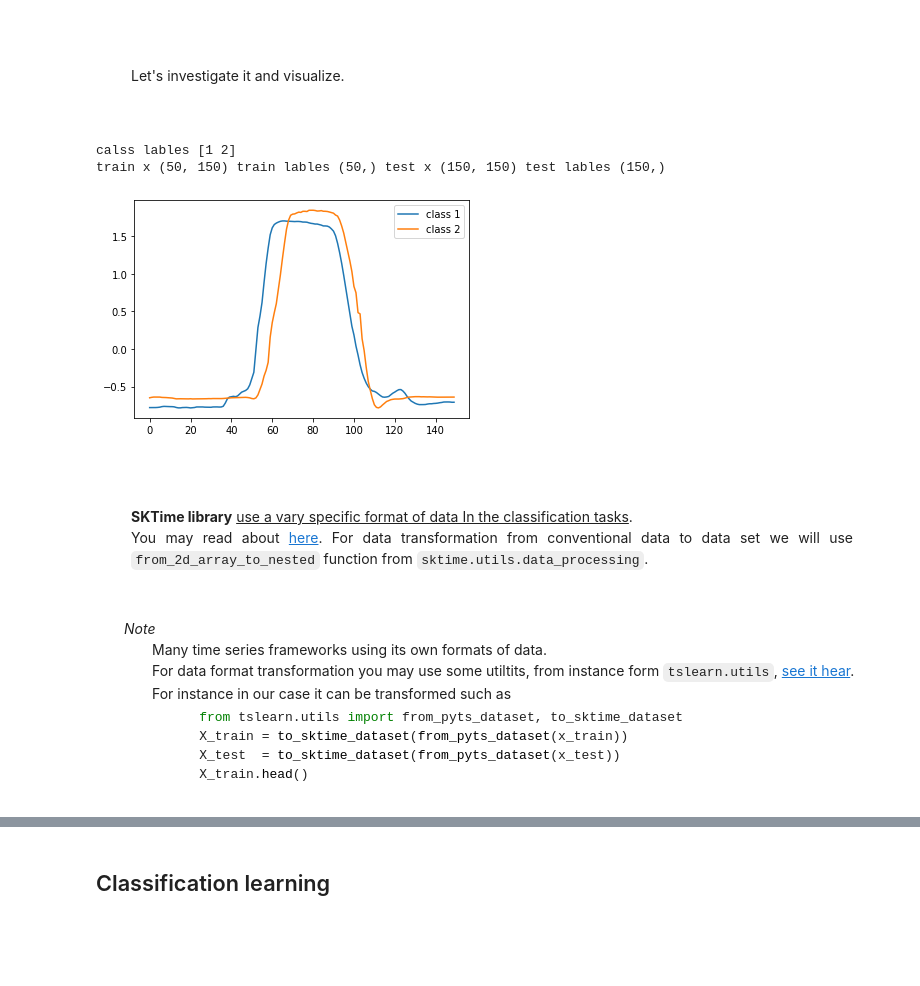
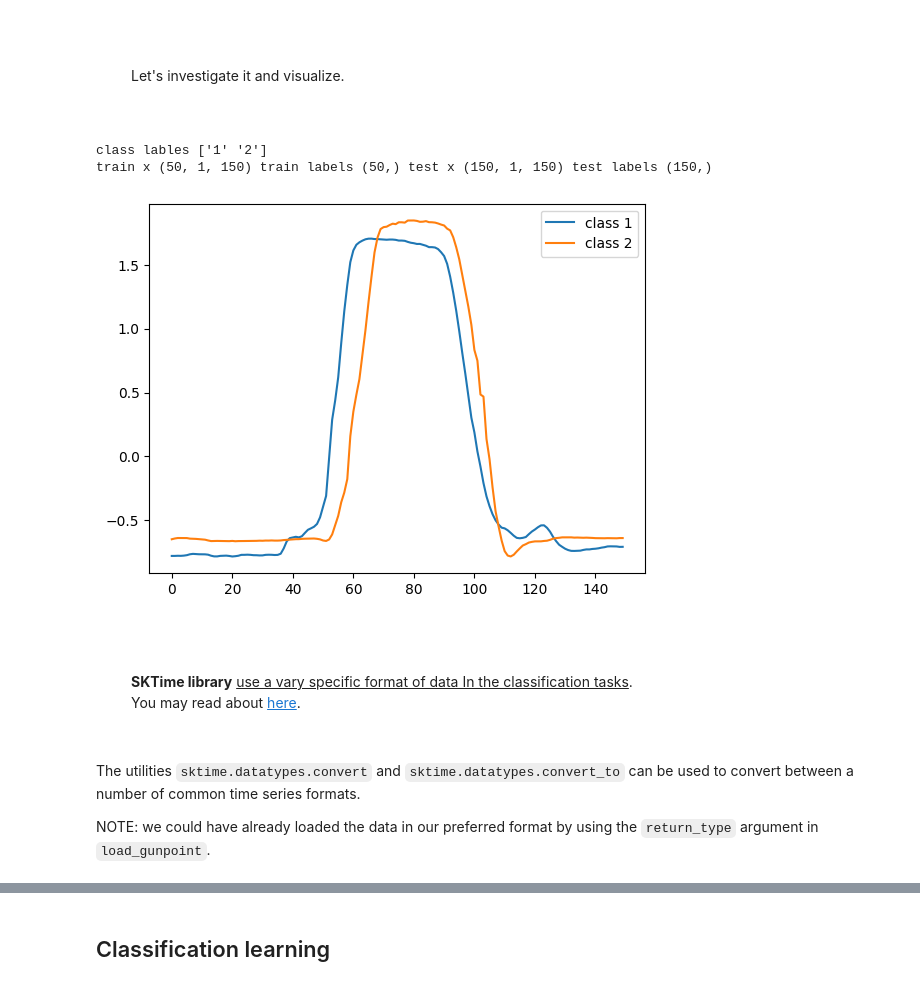
Before and after one commit to MVRonkin/Time-Series-Analysis-Lectures-and-Workshops, a Jupyter notebook: workshops_notebook/WS_6.ipynb, the cells around one changed output, grey strips where cells are left out. Saved outputs shown, nothing was run; the diff lists cells and outputs as text; code cells hidden in the pictures; blank space fills up the shorter version.

````diff
--- a/workshops_notebook/WS_6.ipynb
+++ b/workshops_notebook/WS_6.ipynb
@@ -99,42 +74,35 @@ The two classes are:<ul>
 <li>Point: the actors have their gun by their sides. They point with their index fingers to a target for approximately one second, and then return their hands to their sides. </ul>
 For both classes, it is tracked the centroid of the actor’s right hands in both X- and Y-axes, which appear to be highly correlated.
 # %%
-from pyts.datasets import load_gunpoint
+from sktime.datasets import load_gunpoint
 
-x_train,x_test, y_train, y_test  = load_gunpoint(return_X_y=True)
+x_train, y_train = load_gunpoint(split="TRAIN", return_X_y=True, return_type="numpy3D")
+x_test, y_test = load_gunpoint(split="TEST", return_X_y=True, return_type="numpy3D")
 # %% [markdown]
 <font size=4.5pt  face = 'georgia' style='Line-height :3'><div style='text-align: justify; padding:35px; margin-top:-35px; margin-bottom:-35px'>
     Let's investigate it and visualize.
 # %%
 classes = np.unique(np.concatenate((y_train, y_test), axis=0))
-print('calss lables',classes)
-print('train x',x_train.shape,'train lables', y_train.shape,'test x',x_test.shape,'test lables', y_test.shape)
+print('class lables',classes)
+print('train x', x_train.shape, 'train labels', y_train.shape,'test x', x_test.shape,'test labels', y_test.shape)
 
 plt.figure()
 for c in classes:
     c_x_train = x_train[y_train == c]
-    plt.plot(c_x_train[0], label="class " + str(c))
+    plt.plot(c_x_train[0, 0], label="class " + str(c))
 plt.legend(loc="best")
 plt.show()
 plt.close()
 # %% [output]
-calss lables [1 2]
-train x (50, 150) train lables (50,) test x (150, 150) test lables (150,)
+class lables ['1' '2']
+train x (50, 1, 150) train labels (50,) test x (150, 1, 150) test labels (150,)
-[figure, old version]
+[figure, new version]
 # %% [markdown]
 <font size=4.5pt  face = 'georgia' style='Line-height :3'><div style='text-align: justify; padding:35px; margin-top:-35px; margin-bottom:-35px'>
 <b>SKTime library</b> <u>  use a vary specific format of data In the classification tasks</u>.<br>You may read about
-    <a href="https://github.com/alan-turing-institute/sktime/blob/main/examples/loading_data.ipynb" title="">here</a>. For data transformation from conventional data to data set we will use <code>from_2d_array_to_nested</code> function from <code>sktime.utils.data_processing</code>.
-<ul>
-<em>Note</em><ul> Many time series frameworks using its own formats of data.<br>
-For data format transformation you may use some utiltits, from instance form <code>tslearn.utils</code>,
-    <a href="https://tslearn.readthedocs.io/en/stable/integration_other_software.html" title="">see it hear</a>. <br>
-For instance in our case it can be transformed such as
+    <a href="https://github.com/alan-turing-institute/sktime/blob/main/examples/loading_data.ipynb" title="">here</a>.
 
-```python
-    from tslearn.utils import from_pyts_dataset, to_sktime_dataset
-    X_train = to_sktime_dataset(from_pyts_dataset(x_train))
-    X_test  = to_sktime_dataset(from_pyts_dataset(x_test))
-    X_train.head()
-```
+The utilities `sktime.datatypes.convert` and `sktime.datatypes.convert_to` can be used to convert between a number of common time series formats.
+
+NOTE: we could have already loaded the data in our preferred format by using the `return_type` argument in `load_gunpoint`.
 # %%
````
Also changed, not shown: parts of 8 cells of this notebook.
